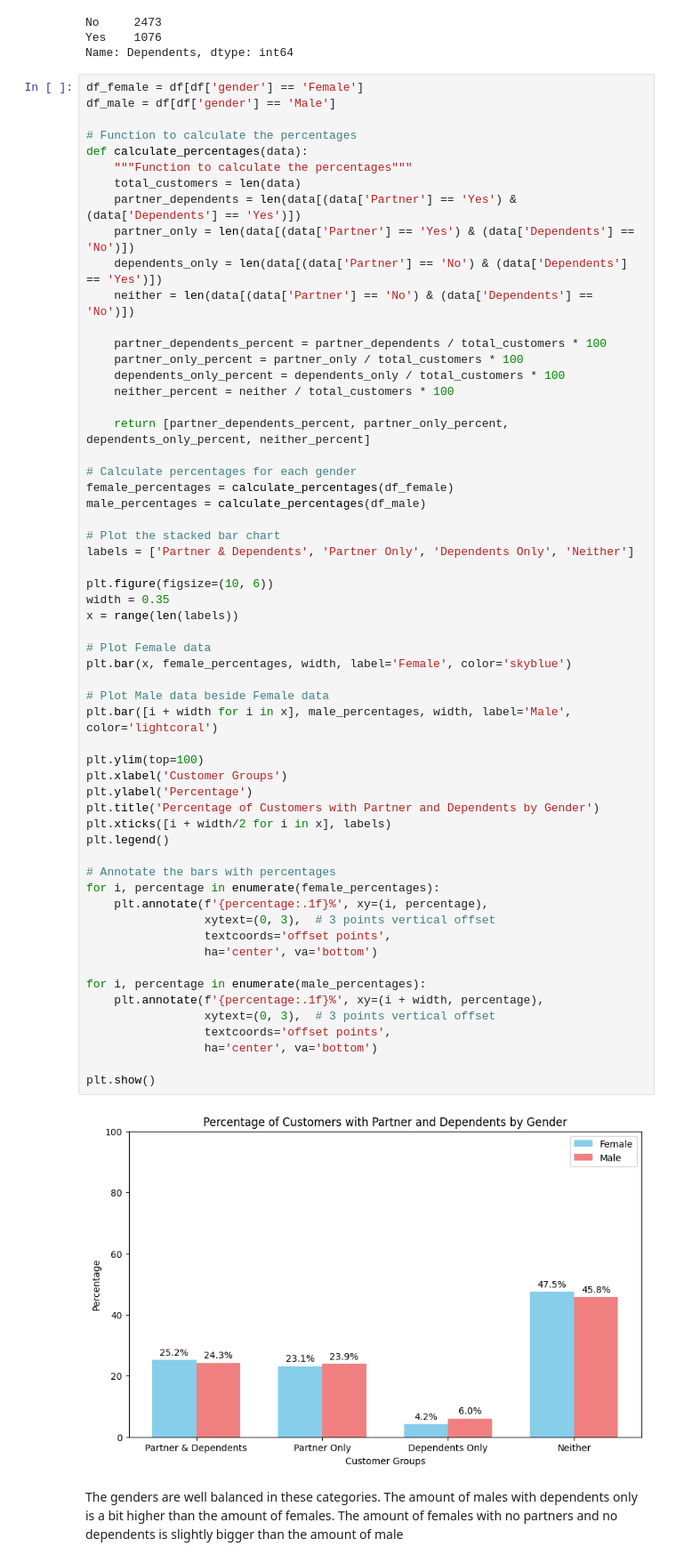
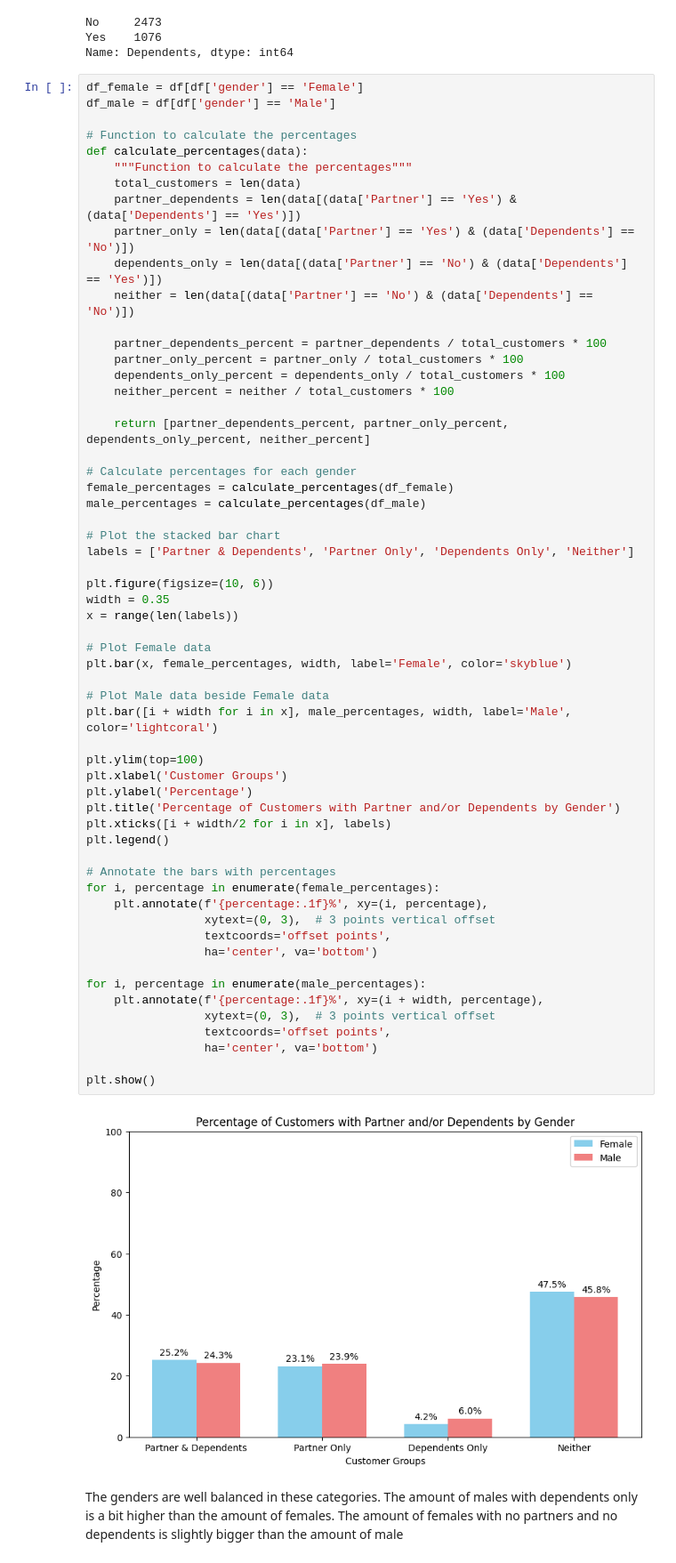
Before and after one commit to emonteiro27/customer_churn, a Jupyter notebook: customer_churn.ipynb, the cells around one changed output. Shown at 89% size. Drawn from its saved outputs; the diff is of its cells as text.

```diff
--- a/customer_churn.ipynb
+++ b/customer_churn.ipynb
@@ -376,35 +376,35 @@ plt.figure(figsize=(10, 6))
 width = 0.35
 x = range(len(labels))
 
 # Plot Female data
 plt.bar(x, female_percentages, width, label='Female', color='skyblue')
 
 # Plot Male data beside Female data
 plt.bar([i + width for i in x], male_percentages, width, label='Male', color='lightcoral')
 
 plt.ylim(top=100)
 plt.xlabel('Customer Groups')
 plt.ylabel('Percentage')
-plt.title('Percentage of Customers with Partner and Dependents by Gender')
+plt.title('Percentage of Customers with Partner and/or Dependents by Gender')
 plt.xticks([i + width/2 for i in x], labels)
 plt.legend()
 
 # Annotate the bars with percentages
 for i, percentage in enumerate(female_percentages):
     plt.annotate(f'{percentage:.1f}%', xy=(i, percentage),
                  xytext=(0, 3),  # 3 points vertical offset
                  textcoords='offset points',
                  ha='center', va='bottom')
 
 for i, percentage in enumerate(male_percentages):
     plt.annotate(f'{percentage:.1f}%', xy=(i + width, percentage),
                  xytext=(0, 3),  # 3 points vertical offset
                  textcoords='offset points',
                  ha='center', va='bottom')
 
 plt.show()
 # %% [output]
-[figure, old version]
+[figure, new version]
 # %% [markdown]
 The genders are well balanced in these categories. The amount of males with dependents only is a bit higher than the amount of females. The amount of females with no partners and no dependents is slightly bigger than the amount of male
 # %%
```
Also changed, not shown: parts of 8 cells of this notebook.
